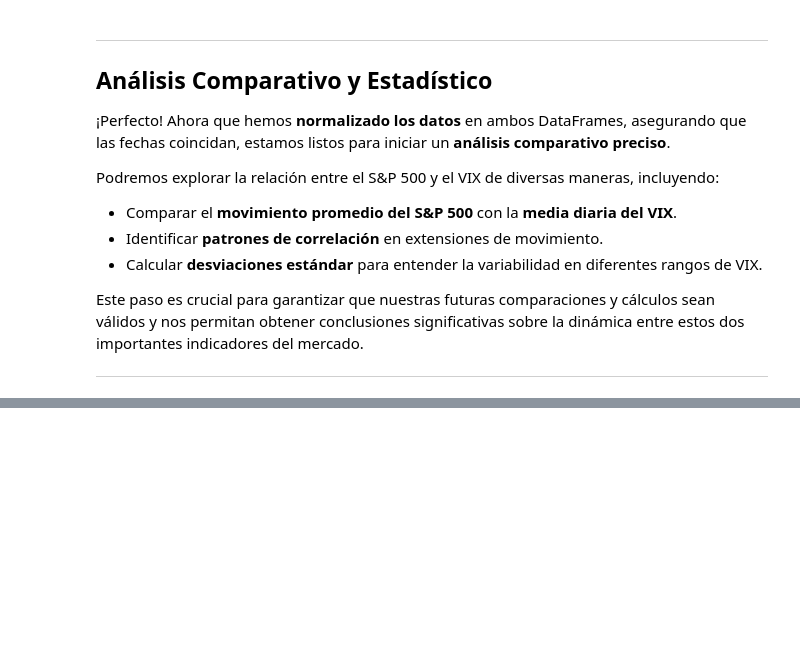
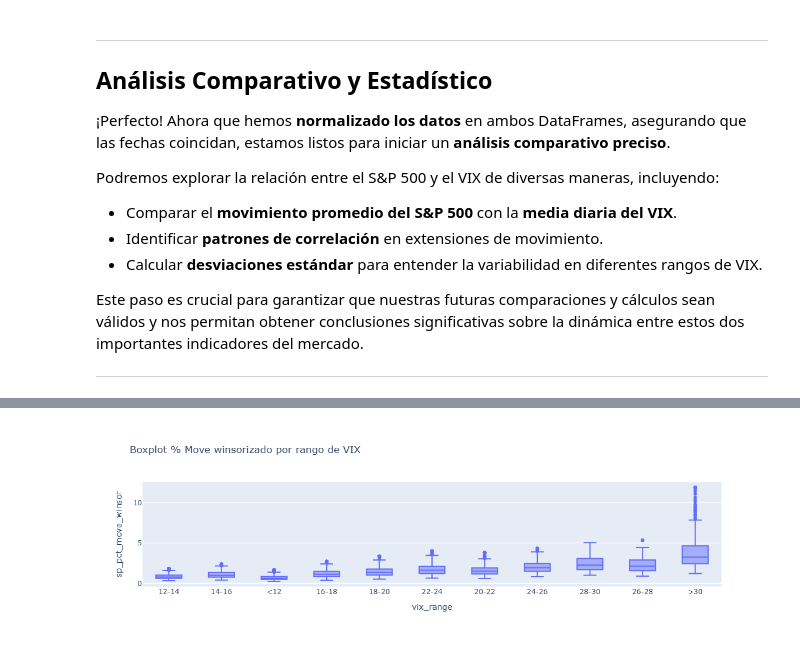
Before and after one commit to JuanTrader500/Trading_estadisticas, a Jupyter notebook: Relacion_ES_VIX.ipynb, the cells around one changed output, grey strips where cells are left out. Saved outputs shown, nothing was run; the diff lists cells and outputs as text; code cells hidden in the pictures; blank space fills up the shorter version.

```diff
--- a/Relacion_ES_VIX.ipynb
+++ b/Relacion_ES_VIX.ipynb
@@ -185,0 +289,9 @@ df
+# %%
+from scipy.stats.mstats import winsorize
+
+def winsorize_group(x):
+    return winsorize(x, limits=(0.01, 0.01))
+
+# Aplicar por rango de VIX
+df['sp_pct_move_winsor'] = df.groupby('vix_range',observed=True)['sp_pct_move'].transform(winsorize_group)
+df
@@ -185,0 +312,11 @@ df
+# %%
+import plotly.express as px
+
+fig = px.box(df,
+             x='vix_range',
+             y='sp_pct_move_winsor',
+             points='outliers',
+             title='Boxplot % Move winsorizado por rango de VIX')
+fig.show()
+# %% [output]
+[figure, added]
```
Also changed, not shown: parts of 11 cells of this notebook.
